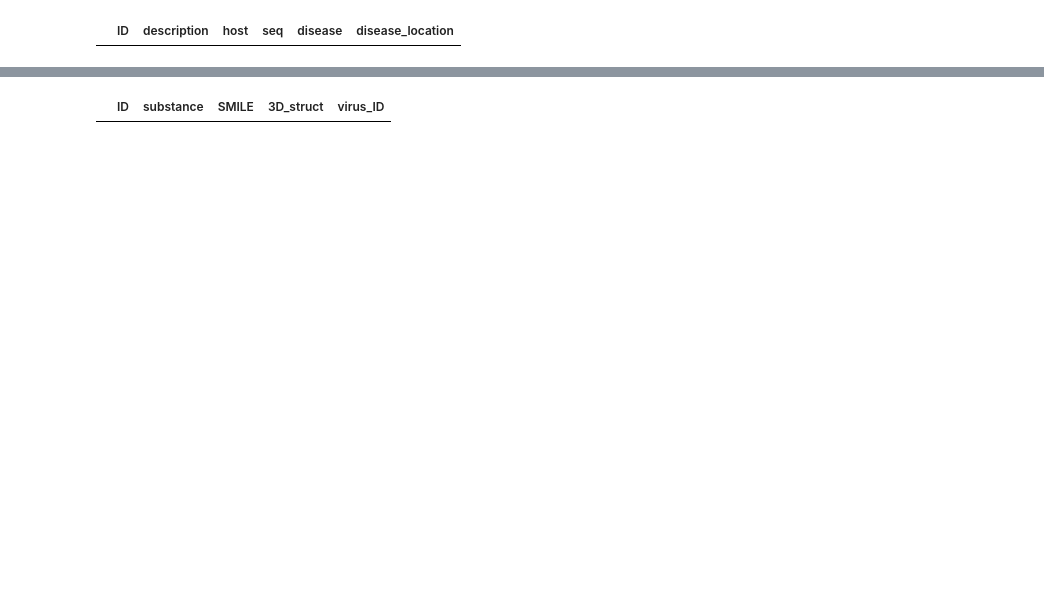
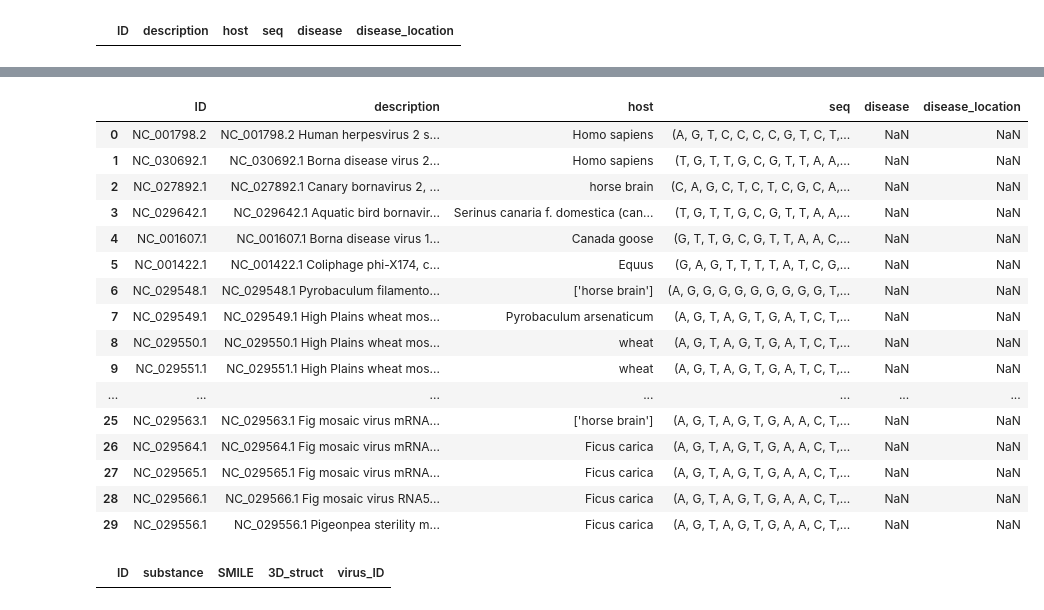
Before and after one commit to auriml/virus, a Jupyter notebook: Dataset_Build.ipynb, the cells around one changed output, grey strips where cells are left out. Saved outputs shown, nothing was run; the diff lists cells and outputs as text; code cells hidden in the pictures; blank space fills up the shorter version.

```diff
--- a/Dataset_Build.ipynb
+++ b/Dataset_Build.ipynb
@@ -37,0 +124,17 @@ df.head()
+# %%
+#Abrimos el segundo fichero viral .gbff e insertamos los hosts en el DataFrame
+
+viral_2 = "/Users/cr_sa/Desktop/virus-master/viral.2.genomic.gbff"
+for record in SeqIO.parse(open(viral_2,"r"), "genbank") :
+    for feature in record.features:
+        if feature.type == 'source':
+            try:
+                print("%s" %feature.qualifiers.get("host"))
+                host = feature.qualifiers.get("host")
+                if host == None:
+                    df['host'][index] = "NA"
+                else:
+                    df['host'][index] = host[0]
+            except:
+                pass
+    index = index + 1
@@ -37,0 +160,18 @@ df.head()
+# %%
+#Abrimos el tercer fichero viral .gbff e insertamos los hosts en el DataFrame
+#ESTE FICHERO DA PROBLEMAS PORQUE NO AÑADE BIEN TODOS LOS HOST EN EL DATAFRAME
+viral_3 = "/Users/cr_sa/Desktop/virus-master/viral.3.genomic.gbff"
+for record in SeqIO.parse(open(viral_3,"r"), "genbank") :
+    for feature in record.features:
+        if feature.type == 'source':
+            try:
+                print("%s" %feature.qualifiers.get("host"))
+                host = feature.qualifiers.get("host")
+                print(index)
+                if host == None:
+                    df['host'][index] = "NA"
+                else:
+                    df['host'][index] = host[0]
+            except:
+                pass
+    index = index + 1
@@ -38,3 +248,23 @@ df.head()
+# %%
+df.head(30)
+# %% [output]
+|  | ID | description | host | seq | disease | disease_location |
+| 0 | NC_001798.2 | NC_001798.2 Human herpesvirus 2 s... | Homo sapiens | (A, G, T, C, C, C, C, G, T, C, T,... | NaN | NaN |
+| 1 | NC_030692.1 | NC_030692.1 Borna disease virus 2... | Homo sapiens | (T, G, T, T, G, C, G, T, T, A, A,... | NaN | NaN |
+| 2 | NC_027892.1 | NC_027892.1 Canary bornavirus 2, ... | horse brain | (C, A, G, C, T, C, T, C, G, C, A,... | NaN | NaN |
+| 3 | NC_029642.1 | NC_029642.1 Aquatic bird bornavir... | Serinus canaria f. domestica (can... | (T, G, T, T, G, C, G, T, T, A, A,... | NaN | NaN |
+| 4 | NC_001607.1 | NC_001607.1 Borna disease virus 1... | Canada goose | (G, T, T, G, C, G, T, T, A, A, C,... | NaN | NaN |
+| 5 | NC_001422.1 | NC_001422.1 Coliphage phi-X174, c... | Equus | (G, A, G, T, T, T, T, A, T, C, G,... | NaN | NaN |
+| 6 | NC_029548.1 | NC_029548.1 Pyrobaculum filamento... | ['horse brain'] | (A, G, G, G, G, G, G, G, G, G, T,... | NaN | NaN |
+| 7 | NC_029549.1 | NC_029549.1 High Plains wheat mos... | Pyrobaculum arsenaticum | (A, G, T, A, G, T, G, A, T, C, T,... | NaN | NaN |
+| 8 | NC_029550.1 | NC_029550.1 High Plains wheat mos... | wheat | (A, G, T, A, G, T, G, A, T, C, T,... | NaN | NaN |
+| 9 | NC_029551.1 | NC_029551.1 High Plains wheat mos... | wheat | (A, G, T, A, G, T, G, A, T, C, T,... | NaN | NaN |
+| ... | ... | ... | ... | ... | ... | ... |
+| 25 | NC_029563.1 | NC_029563.1 Fig mosaic virus mRNA... | ['horse brain'] | (A, G, T, A, G, T, G, A, A, C, T,... | NaN | NaN |
+| 26 | NC_029564.1 | NC_029564.1 Fig mosaic virus mRNA... | Ficus carica | (A, G, T, A, G, T, G, A, A, C, T,... | NaN | NaN |
+| 27 | NC_029565.1 | NC_029565.1 Fig mosaic virus mRNA... | Ficus carica | (A, G, T, A, G, T, G, A, A, C, T,... | NaN | NaN |
+| 28 | NC_029566.1 | NC_029566.1 Fig mosaic virus RNA5... | Ficus carica | (A, G, T, A, G, T, G, A, A, C, T,... | NaN | NaN |
+| 29 | NC_029556.1 | NC_029556.1 Pigeonpea sterility m... | Ficus carica | (A, G, T, A, G, T, G, A, A, C, T,... | NaN | NaN |
 # %%
 # Annotation of antiviral drugs using data from PUBCHEM  (TODO)
 # create annotated antiviral drugs dataframe
```
Also changed, not shown: parts of 13 cells of this notebook.
